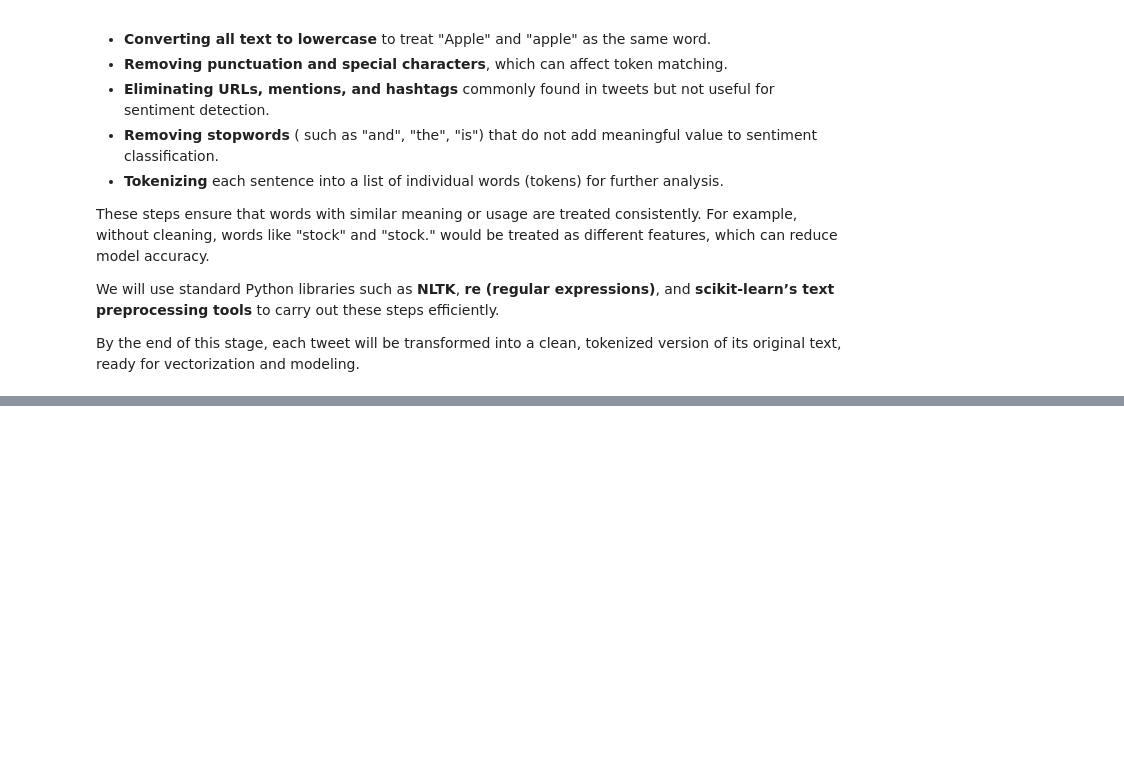
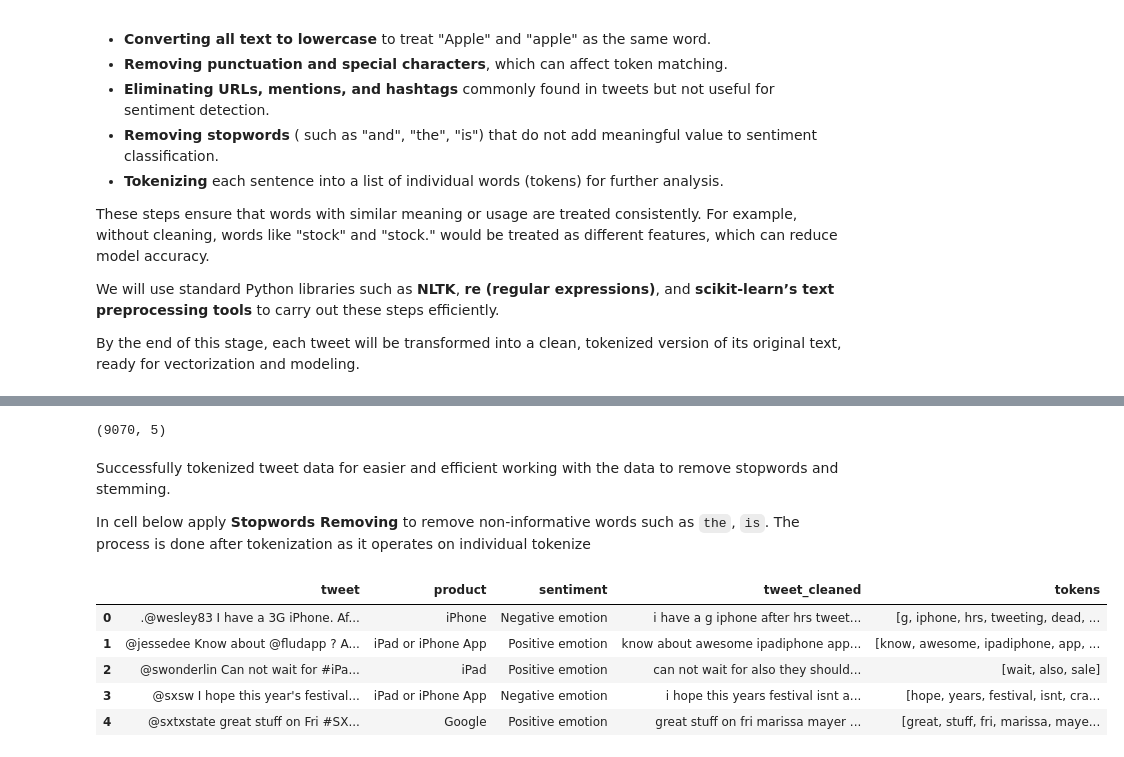
Before and after one commit to RonnyMuthomi/Group4_NLP_Project, a Jupyter notebook: ronny_cleaning.ipynb, the cells around one changed output, grey strips where cells are left out. Drawn from its saved outputs; the diff is of its cells as text; code cells hidden in the pictures; blank space fills up the shorter version.

Commit message:
performed cleaning,tokenization,stopword removing and stemming

```diff
--- a/ronny_cleaning.ipynb
+++ b/ronny_cleaning.ipynb
@@ -193,0 +217,6 @@ By the end of this stage, each tweet will be transformed into a clean, tokenized
+# %%
+# clean tweet column
+
+def tweet_clean(text):
+    return re.sub(r"http\S+|www\S+|@\w+|#\w+|[^a-zA-Z\s]", "", text.lower())
+apple_df['tweet_cleaned'] = apple_df['tweet'].apply(tweet_clean)
@@ -193,0 +236,9 @@ By the end of this stage, each tweet will be transformed into a clean, tokenized
+# %%
+# split tweet into token units
+
+def tokinizer_unit(tweets):
+    tokens = word_tokenize(tweets)
+
+    return tokens
+
+tokinizer_unit(apple_df['tweet_cleaned'].head(5).to_string(index=False))
@@ -193,0 +263,28 @@ By the end of this stage, each tweet will be transformed into a clean, tokenized
+# %%
+#  remove all tokens that are not alphabetic characters
+def remove_non_alpha(tokens):
+    return [token for token in tokens if token.isalpha()]
+apple_df['tokens'] = apple_df['tweet_cleaned'].apply(tokinizer_unit).apply(remove_non_alpha)
+# %%
+apple_df.shape
+# %% [output]
+(9070, 5)
+# %% [markdown]
+Successfully tokenized tweet data for easier and efficient working with the data to remove stopwords and stemming.
+
+In cell below apply **Stopwords Removing** to remove non-informative words such as `the`, `is`. The process is done after tokenization as it operates on individual tokenize
+# %%
+# remove stopwords
+def remove_stopwords(tokens):
+    stop_words = set(stopwords.words('english'))
+    return [token for token in tokens if token not in stop_words]
+apple_df['tokens'] = apple_df['tokens'].apply(remove_stopwords)
+# %%
+apple_df.head()
+# %% [output]
+|  | tweet | product | sentiment | tweet_cleaned | tokens |
+| 0 | .@wesley83 I have a 3G iPhone. Af... | iPhone | Negative emotion | i have a g iphone after hrs tweet... | [g, iphone, hrs, tweeting, dead, ... |
+| 1 | @jessedee Know about @fludapp ? A... | iPad or iPhone App | Positive emotion | know about awesome ipadiphone app... | [know, awesome, ipadiphone, app, ... |
+| 2 | @swonderlin Can not wait for #iPa... | iPad | Positive emotion | can not wait for also they should... | [wait, also, sale] |
+| 3 | @sxsw I hope this year's festival... | iPad or iPhone App | Negative emotion | i hope this years festival isnt a... | [hope, years, festival, isnt, cra... |
+| 4 | @sxtxstate great stuff on Fri #SX... | Google | Positive emotion | great stuff on fri marissa mayer ... | [great, stuff, fri, marissa, maye... |
```
Also changed, not shown: parts of 9 cells of this notebook.
